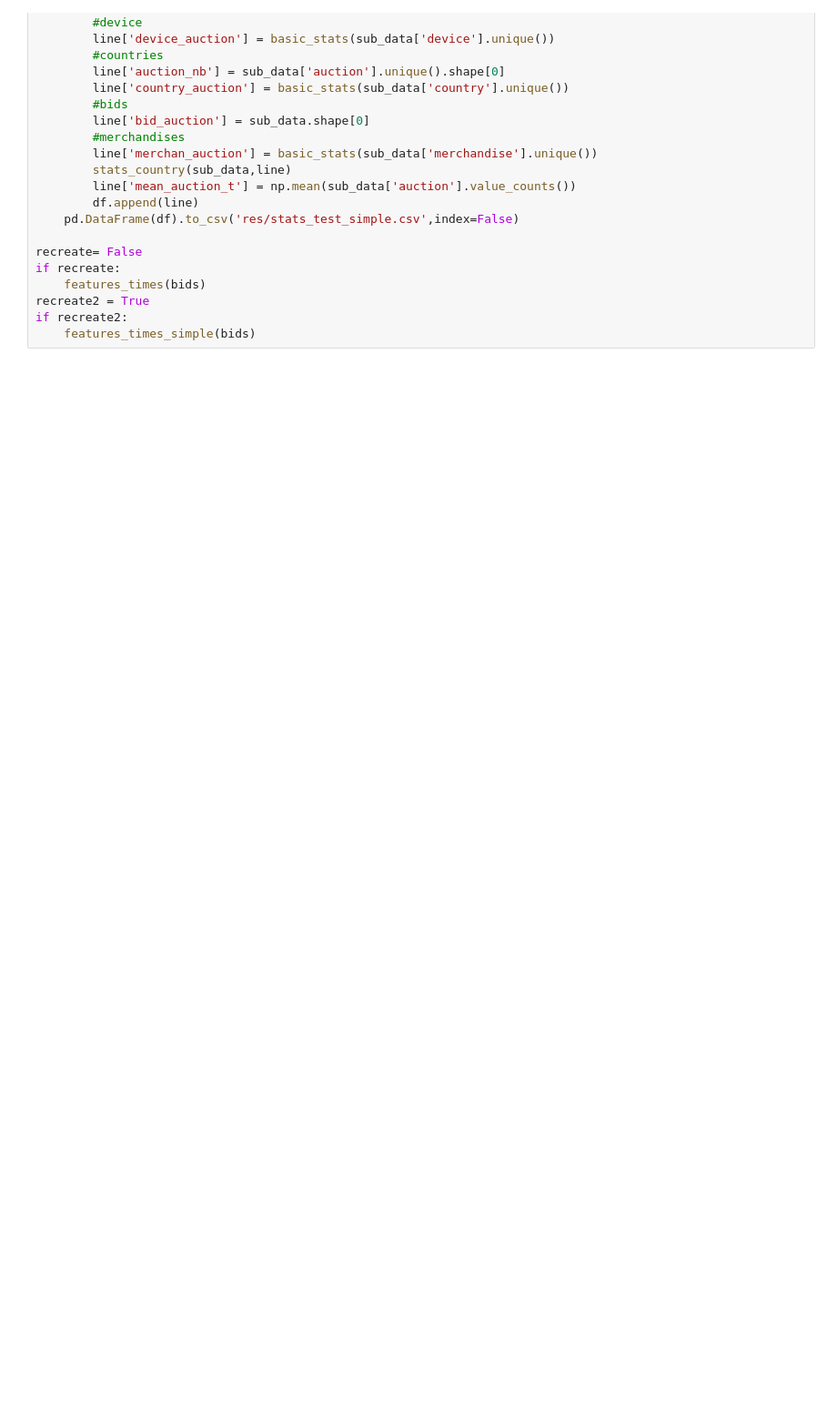
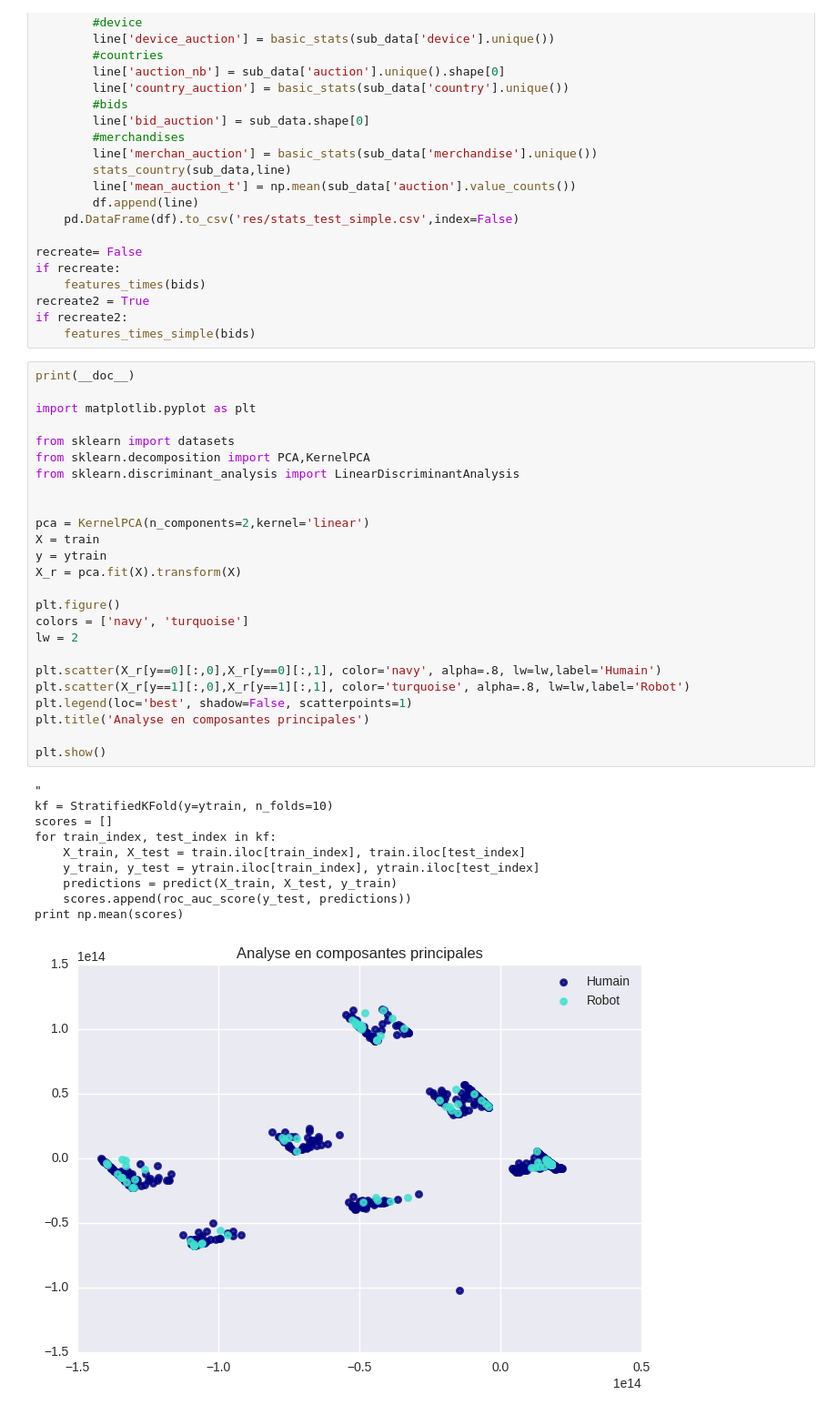
Before and after one commit to Nicolas99-9/Facebook-Recruiting-IV-Human-or-Robot, a Jupyter notebook: FeatureCreation.ipynb, the cells around one changed output. Shown at 91% size. Drawn from its saved outputs; the diff is of its cells as text; blank space fills up the shorter version.

```diff
--- a/FeatureCreation.ipynb
+++ b/FeatureCreation.ipynb
@@ -897,3 +1213,39 @@ if recreate:
 recreate2 = True
 if recreate2:
     features_times_simple(bids)
+# %%
+print(__doc__)
+
+import matplotlib.pyplot as plt
+
+from sklearn import datasets
+from sklearn.decomposition import PCA,KernelPCA
+from sklearn.discriminant_analysis import LinearDiscriminantAnalysis
+
+
+pca = KernelPCA(n_components=2,kernel='linear')
+X = train
+y = ytrain
+X_r = pca.fit(X).transform(X)
+
+plt.figure()
+colors = ['navy', 'turquoise']
+lw = 2
+
+plt.scatter(X_r[y==0][:,0],X_r[y==0][:,1], color='navy', alpha=.8, lw=lw,label='Humain')
+plt.scatter(X_r[y==1][:,0],X_r[y==1][:,1], color='turquoise', alpha=.8, lw=lw,label='Robot')
+plt.legend(loc='best', shadow=False, scatterpoints=1)
+plt.title('Analyse en composantes principales')
+
+plt.show()
+# %% [output]
+"
+kf = StratifiedKFold(y=ytrain, n_folds=10)
+scores = []
+for train_index, test_index in kf:
+    X_train, X_test = train.iloc[train_index], train.iloc[test_index]
+    y_train, y_test = ytrain.iloc[train_index], ytrain.iloc[test_index]
+    predictions = predict(X_train, X_test, y_train)
+    scores.append(roc_auc_score(y_test, predictions))
+print np.mean(scores)
+[figure, added]
```
Also changed, not shown: parts of 21 cells of this notebook, 1 other file.
